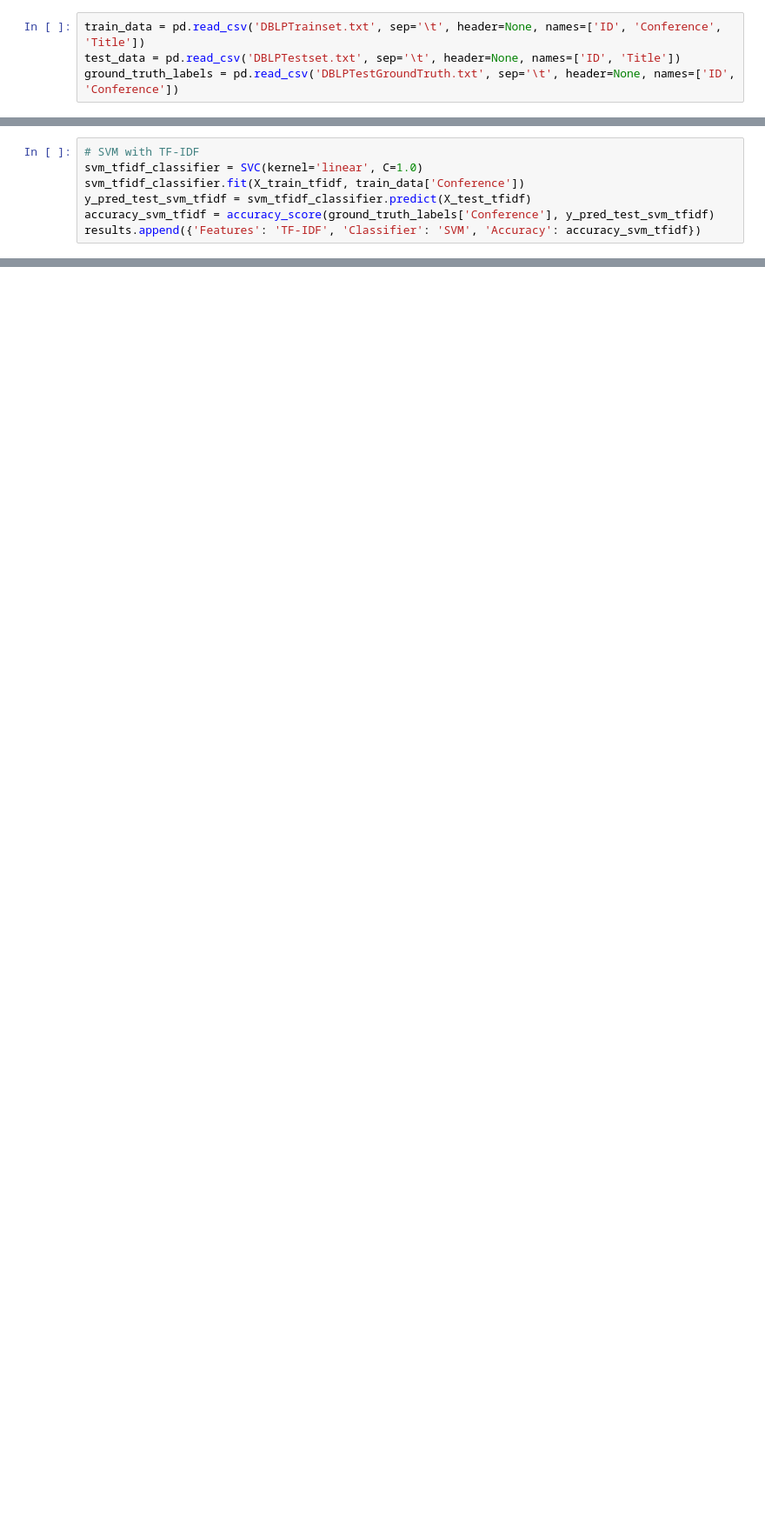
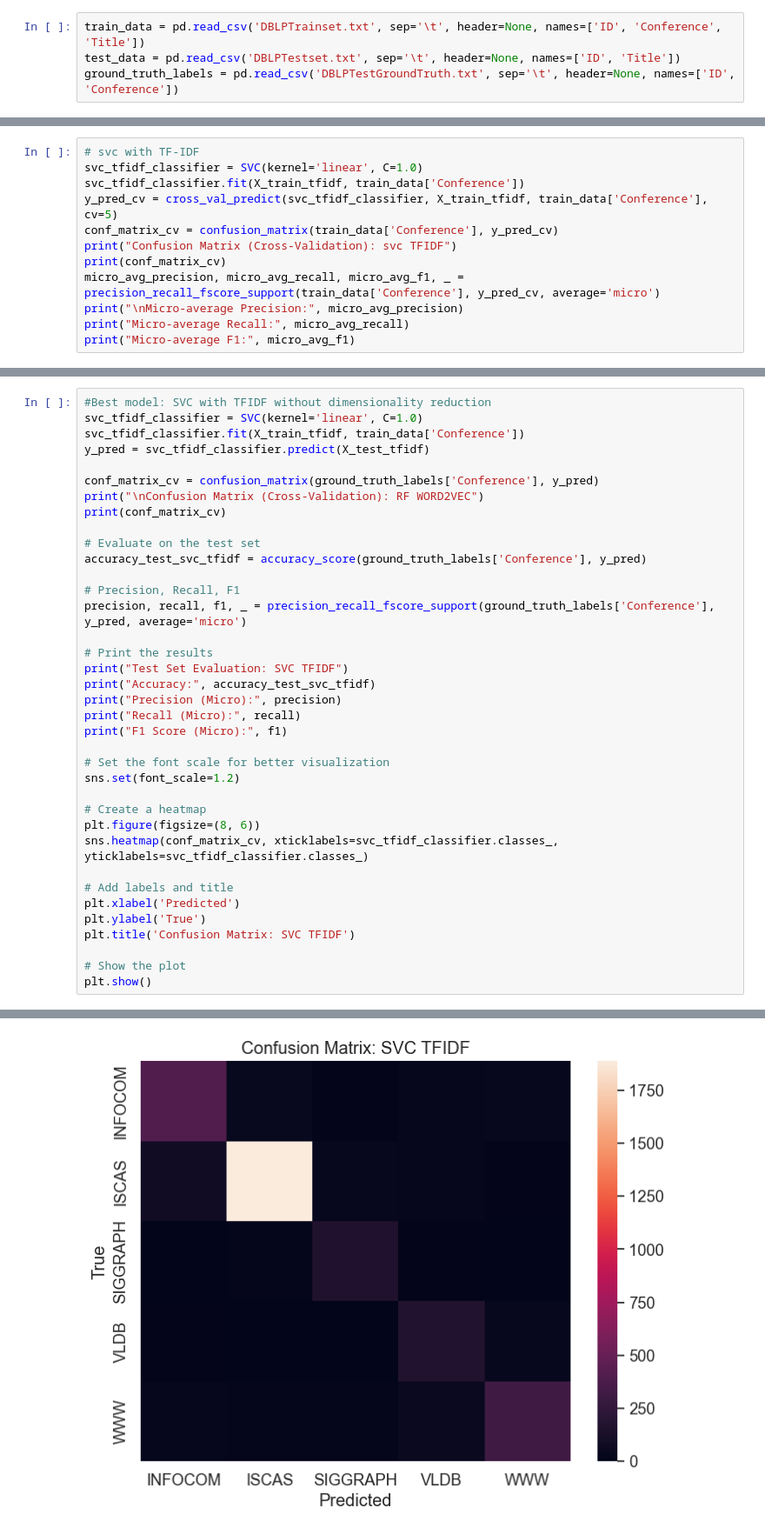
Before and after one commit to justbeingkat/DataSciencev2, a Jupyter notebook: Text Classification.ipynb, the cells around one changed output, grey strips where cells are left out. Shown at 87% size. Saved outputs shown, nothing was run; the diff lists cells and outputs as text; blank space fills up the shorter version.

```diff
--- a/Text Classification.ipynb
+++ b/Text Classification.ipynb
@@ -45,7 +42,0 @@ results = []
-# %%
-# SVM with TF-IDF
-svm_tfidf_classifier = SVC(kernel='linear', C=1.0)
-svm_tfidf_classifier.fit(X_train_tfidf, train_data['Conference'])
-y_pred_test_svm_tfidf = svm_tfidf_classifier.predict(X_test_tfidf)
-accuracy_svm_tfidf = accuracy_score(ground_truth_labels['Conference'], y_pred_test_svm_tfidf)
-results.append({'Features': 'TF-IDF', 'Classifier': 'SVM', 'Accuracy': accuracy_svm_tfidf})
@@ -92,0 +43,12 @@ print(results_table)
+# %%
+# svc with TF-IDF
+svc_tfidf_classifier = SVC(kernel='linear', C=1.0)
+svc_tfidf_classifier.fit(X_train_tfidf, train_data['Conference'])
+y_pred_cv = cross_val_predict(svc_tfidf_classifier, X_train_tfidf, train_data['Conference'], cv=5)
+conf_matrix_cv = confusion_matrix(train_data['Conference'], y_pred_cv)
+print("Confusion Matrix (Cross-Validation): svc TFIDF")
+print(conf_matrix_cv)
+micro_avg_precision, micro_avg_recall, micro_avg_f1, _ = precision_recall_fscore_support(train_data['Conference'], y_pred_cv, average='micro')
+print("\nMicro-average Precision:", micro_avg_precision)
+print("Micro-average Recall:", micro_avg_recall)
+print("Micro-average F1:", micro_avg_f1)
@@ -92,0 +236,38 @@ print(results_table)
+# %%
+#Best model: SVC with TFIDF without dimensionality reduction
+svc_tfidf_classifier = SVC(kernel='linear', C=1.0)
+svc_tfidf_classifier.fit(X_train_tfidf, train_data['Conference'])
+y_pred = svc_tfidf_classifier.predict(X_test_tfidf)
+
+conf_matrix_cv = confusion_matrix(ground_truth_labels['Conference'], y_pred)
+print("\nConfusion Matrix (Cross-Validation): RF WORD2VEC")
+print(conf_matrix_cv)
+
+# Evaluate on the test set
+accuracy_test_svc_tfidf = accuracy_score(ground_truth_labels['Conference'], y_pred)
+
+# Precision, Recall, F1
+precision, recall, f1, _ = precision_recall_fscore_support(ground_truth_labels['Conference'], y_pred, average='micro')
+
+# Print the results
+print("Test Set Evaluation: SVC TFIDF")
+print("Accuracy:", accuracy_test_svc_tfidf)
+print("Precision (Micro):", precision)
+print("Recall (Micro):", recall)
+print("F1 Score (Micro):", f1)
+
+# Set the font scale for better visualization
+sns.set(font_scale=1.2)
+
+# Create a heatmap
+plt.figure(figsize=(8, 6))
+sns.heatmap(conf_matrix_cv, xticklabels=svc_tfidf_classifier.classes_, yticklabels=svc_tfidf_classifier.classes_)
+
+# Add labels and title
+plt.xlabel('Predicted')
+plt.ylabel('True')
+plt.title('Confusion Matrix: SVC TFIDF')
+
+# Show the plot
+plt.show()
+# %% [output]
@@ -92,0 +285 @@ print(results_table)
+[figure, added]
```
Also changed, not shown: parts of 20 cells of this notebook.
